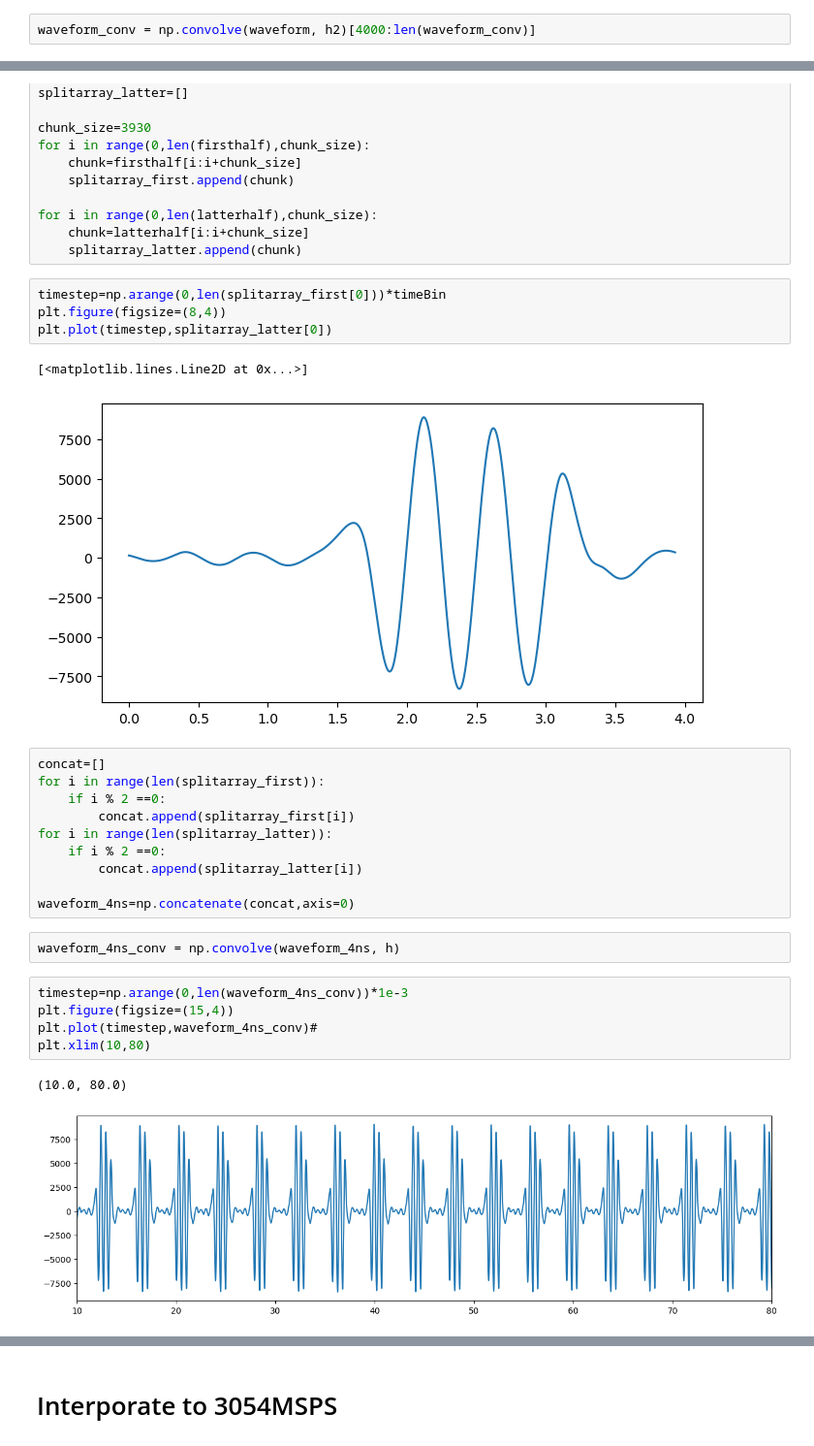
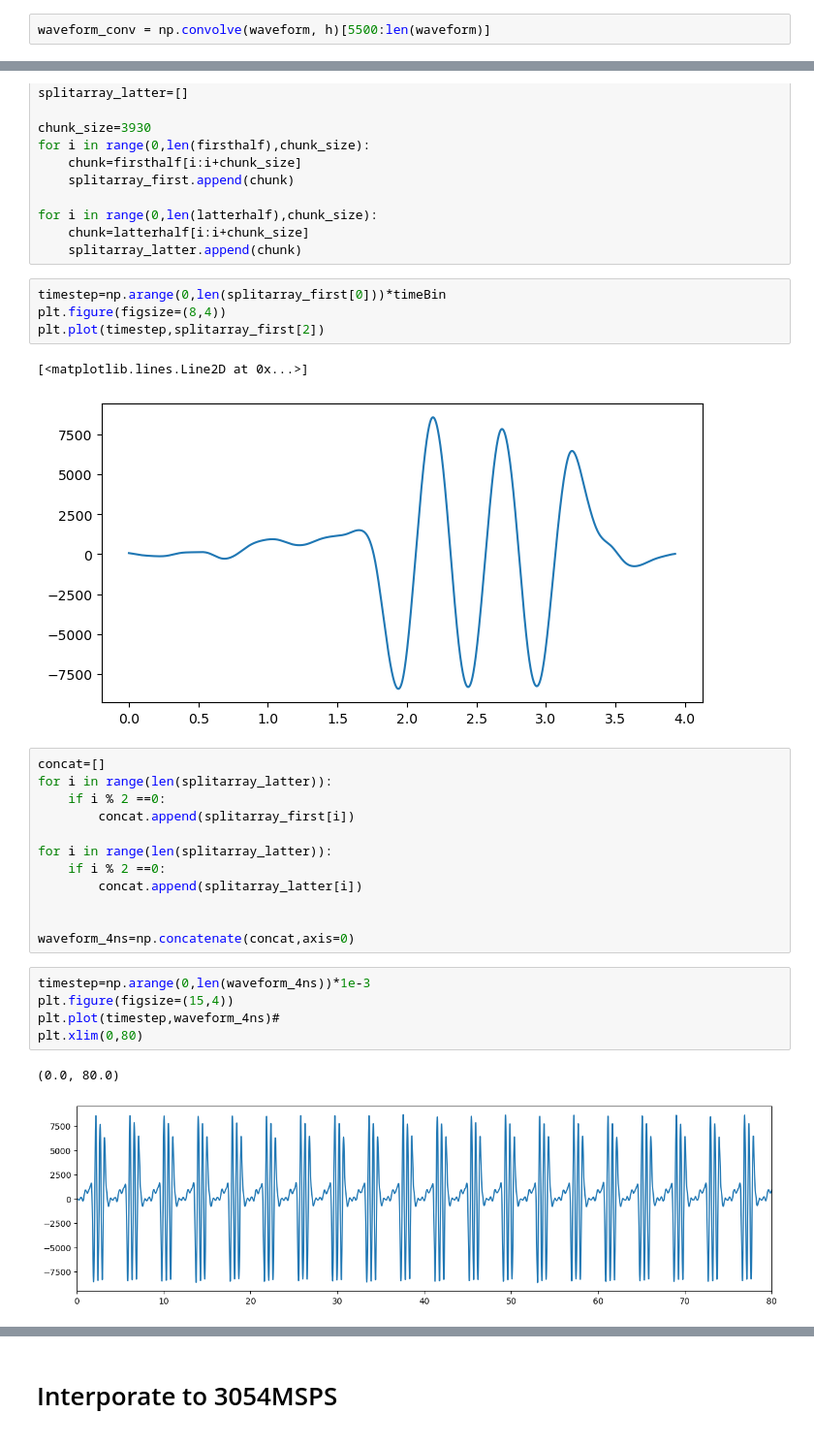
Before and after one commit to slaclab/kek-bpm-rfsoc-dev, a Jupyter notebook: software/notebooks/DiodeWaveform.ipynb, the cells around one changed output, grey strips where cells are left out. Shown at 97% size. Saved outputs shown, nothing was run; the diff lists cells and outputs as text.

```diff
--- a/software/notebooks/DiodeWaveform.ipynb
+++ b/software/notebooks/DiodeWaveform.ipynb
@@ -45,5 +47,5 @@ h2=[0.0039475,7.1229e-05,7.1677e-05,7.2543e-05,7.3009e-05,7.3897e-05,7.4382e-05,
 # %%
-waveform_conv = np.convolve(waveform, h2)[4000:len(waveform_conv)]
+waveform_conv = np.convolve(waveform, h)[5500:len(waveform)]
 # %%
 timestep=np.arange(0,len(waveform_conv))*1e-3
 plt.figure(figsize=(15,4))
@@ -88,29 +90,29 @@ for i in range(0,len(latterhalf),chunk_size):
 # %%
 timestep=np.arange(0,len(splitarray_first[0]))*timeBin
 plt.figure(figsize=(8,4))
-plt.plot(timestep,splitarray_latter[0])
+plt.plot(timestep,splitarray_first[2])
 # %% [output]
 [<matplotlib.lines.Line2D at 0x...>]
-[figure, old version]
+[figure, new version]
 # %%
 concat=[]
-for i in range(len(splitarray_first)):
+for i in range(len(splitarray_latter)):
     if i % 2 ==0:
         concat.append(splitarray_first[i])
+
 for i in range(len(splitarray_latter)):
     if i % 2 ==0:
         concat.append(splitarray_latter[i])
 
+
 waveform_4ns=np.concatenate(concat,axis=0)
-# %%
-waveform_4ns_conv = np.convolve(waveform_4ns, h)
 # %%
-timestep=np.arange(0,len(waveform_4ns_conv))*1e-3
+timestep=np.arange(0,len(waveform_4ns))*1e-3
 plt.figure(figsize=(15,4))
-plt.plot(timestep,waveform_4ns_conv)#
-plt.xlim(10,80)
+plt.plot(timestep,waveform_4ns)#
+plt.xlim(0,80)
 # %% [output]
-(10.0, 80.0)
+(0.0, 80.0)
-[figure, old version]
+[figure, new version]
 # %%
 #FFT
```
Also changed, not shown: parts of 7 cells of this notebook.
